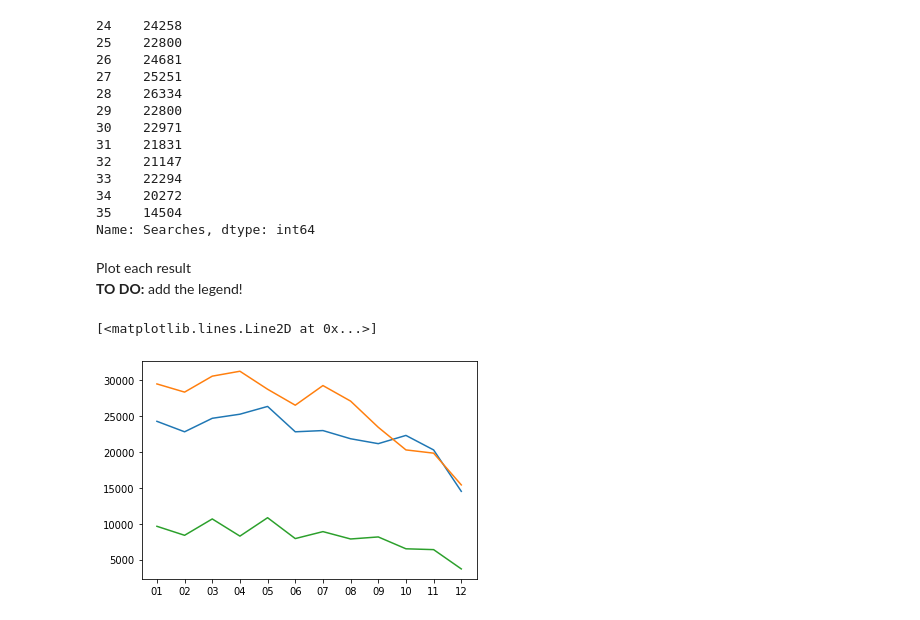
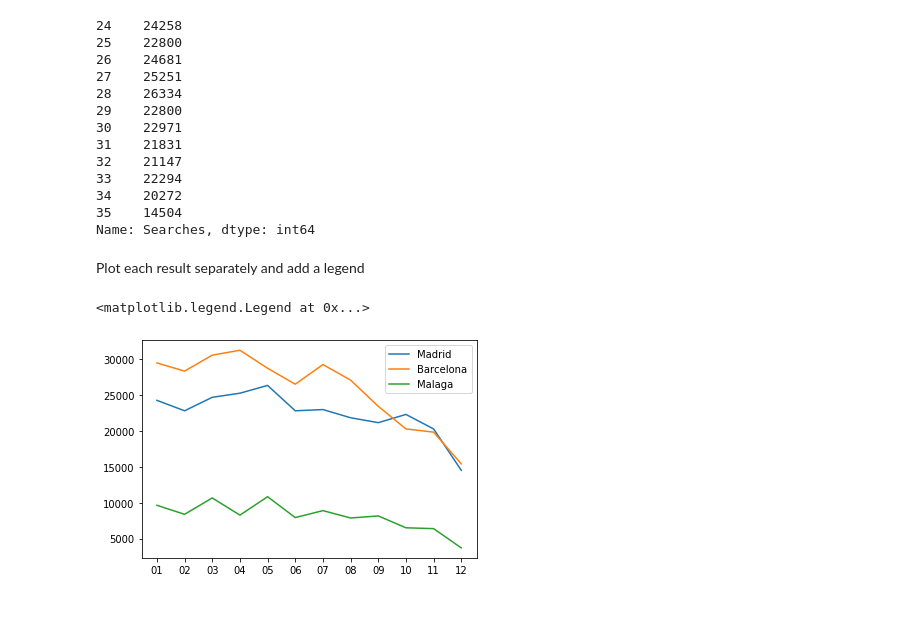
Before and after one commit to AngelArcones/Master_DS_Challenge, a Jupyter notebook: Exercises 3 and 4.ipynb, the cells around one changed output. Saved outputs shown, nothing was run; the diff lists cells and outputs as text; code cells hidden in the pictures.

Commit message:
Legend added to the plot in Exercise 3

```diff
--- a/Exercises 3 and 4.ipynb
+++ b/Exercises 3 and 4.ipynb
@@ -163,6 +163,10 @@ Time to apply the process to the whole database, loading by chunks (as seen in e
 # %%
 %%time
 import pandas as pd
+import matplotlib.pyplot as plt
+%matplotlib inline
+
+columns_of_interest = ['Date', 'Destination']
 df = pd.read_csv('searches.csv.bz2', sep='^', usecols=columns_of_interest, chunksize=50000)
 
 all_chunks = pd.DataFrame()
@@ -223,15 +227,16 @@ result_all[result_all['Destination'] == 'MAD']['Searches']
 35    14504
 Name: Searches, dtype: int64
 # %% [markdown]
-Plot each result
-**TO DO:** add the legend!
+Plot each result separately and add a legend
 # %%
-plt.plot(result_all[result_all['Destination'] == 'MAD']['Month'],\
-         result_all[result_all['Destination'] == 'MAD']['Searches'])
-plt.plot(result_all[result_all['Destination'] == 'BCN']['Month'],\
-         result_all[result_all['Destination'] == 'BCN']['Searches'])
-plt.plot(result_all[result_all['Destination'] == 'AGP']['Month'],\
-         result_all[result_all['Destination'] == 'AGP']['Searches'])
+result_MAD = result_all[result_all['Destination'] == 'MAD']
+result_BCN = result_all[result_all['Destination'] == 'BCN']
+result_MAL = result_all[result_all['Destination'] == 'AGP']
-# %% [output]
-[<matplotlib.lines.Line2D at 0x...>]
-[figure, removed]
+# %%
+plt.plot(result_MAD['Month'], result_MAD['Searches'], label='Madrid')
+plt.plot(result_BCN['Month'], result_BCN['Searches'], label='Barcelona')
+plt.plot(result_MAL['Month'], result_MAL['Searches'], label='Malaga')
+plt.legend()
+# %% [output]
+<matplotlib.legend.Legend at 0x...>
+[figure, added]
```
Also changed, not shown: parts of 1 cell of this notebook.
